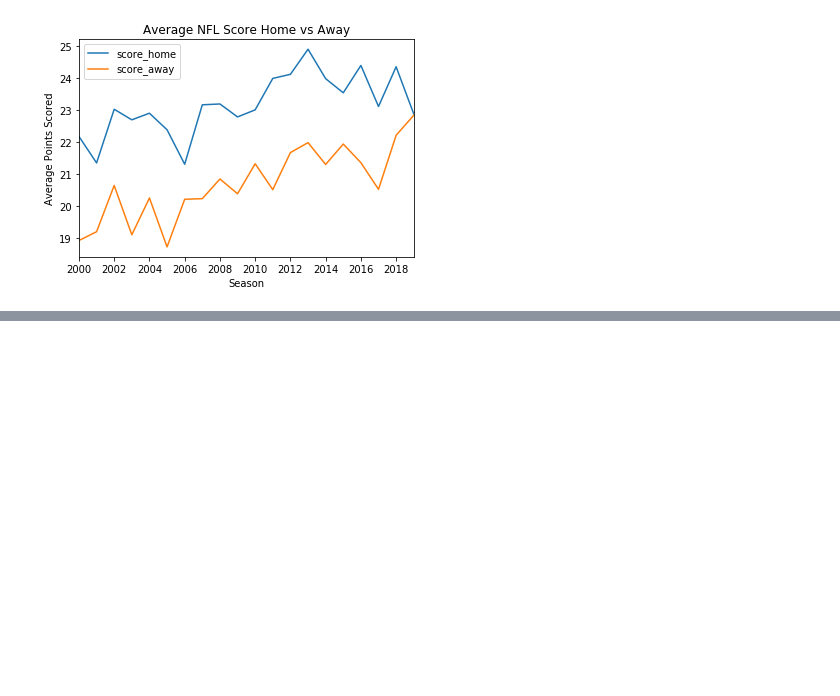
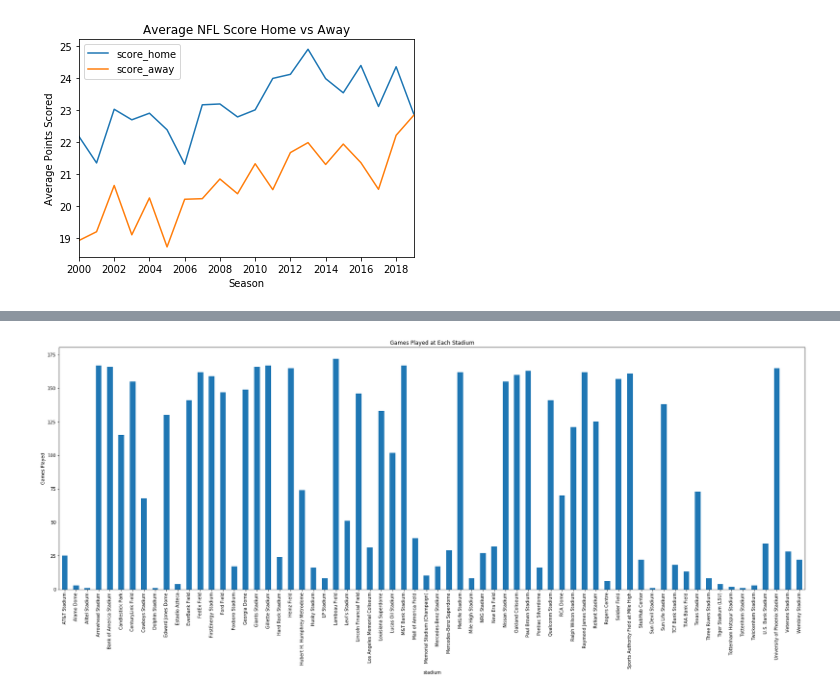
Before and after one commit to glandsly/sports-betting-analysis, a Jupyter notebook: Visualizations.ipynb, the cells around one changed output, grey strips where cells are left out. Drawn from its saved outputs; the diff is of its cells as text; code cells hidden in the pictures; blank space fills up the shorter version.

```diff
--- a/Visualizations.ipynb
+++ b/Visualizations.ipynb
@@ -76,3 +76,6 @@ plt.xticks(np.arange(2000, 2020, 2.0))
 plt.savefig('Viz_img/Home_vs_Away_Points.png')
 # %% [output]
 [figure]
+# %%
+dfvis2 = df[['schedule_date','stadium']]
+dfvis2
@@ -78,0 +113,6 @@ plt.savefig('Viz_img/Home_vs_Away_Points.png')
+# %%
+dfvis2bar = dfvis2.groupby('stadium').count()
+dfvis2bar.plot(kind='bar', figsize=(30,10), legend=None, title="Games Played at Each Stadium").set_ylabel('Games Played')
+plt.savefig('Viz_img/Games_Per_Stadium.png')
+# %% [output]
+[figure, added]
```
Also changed, not shown: parts of 2 cells of this notebook, 1 other file.
